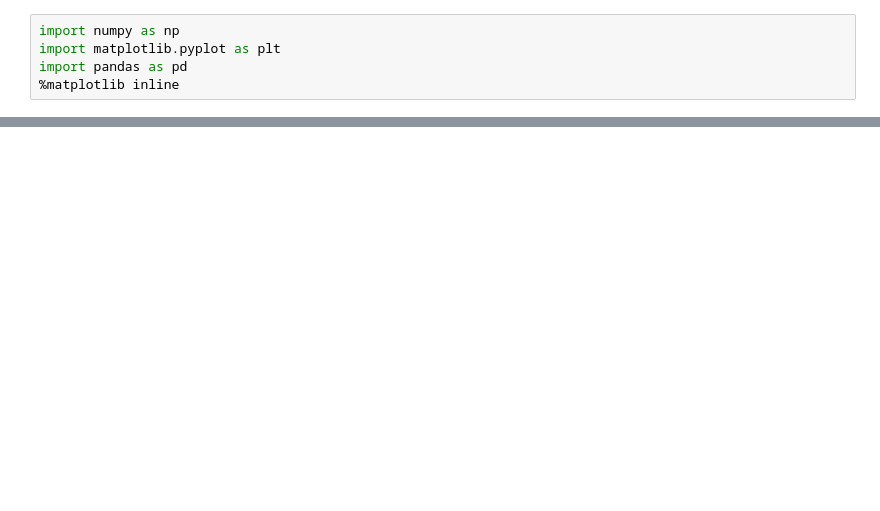
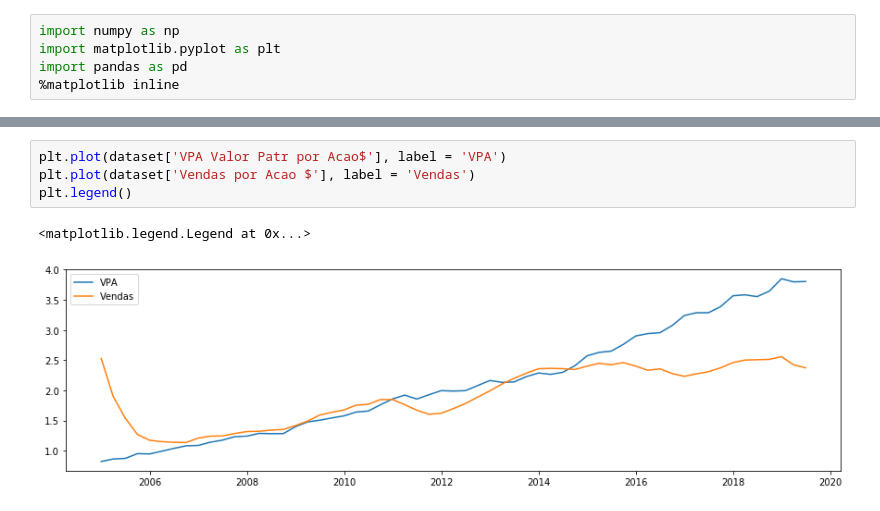
Before and after one commit to GuiMend/stock-prediction-rnn-fundamentals, a Jupyter notebook: Data cleaning.ipynb, the cells around one changed output, grey strips where cells are left out. Saved outputs shown, nothing was run; the diff lists cells and outputs as text; blank space fills up the shorter version.

```diff
--- a/Data cleaning.ipynb
+++ b/Data cleaning.ipynb
@@ -37,0 +47,7 @@ dataset.head()
+# %%
+plt.plot(dataset['VPA Valor Patr por Acao$'], label = 'VPA')
+plt.plot(dataset['Vendas por Acao $'], label = 'Vendas')
+plt.legend()
+# %% [output]
+<matplotlib.legend.Legend at 0x...>
+[figure, added]
```
Also changed, not shown: parts of 3 cells of this notebook.
